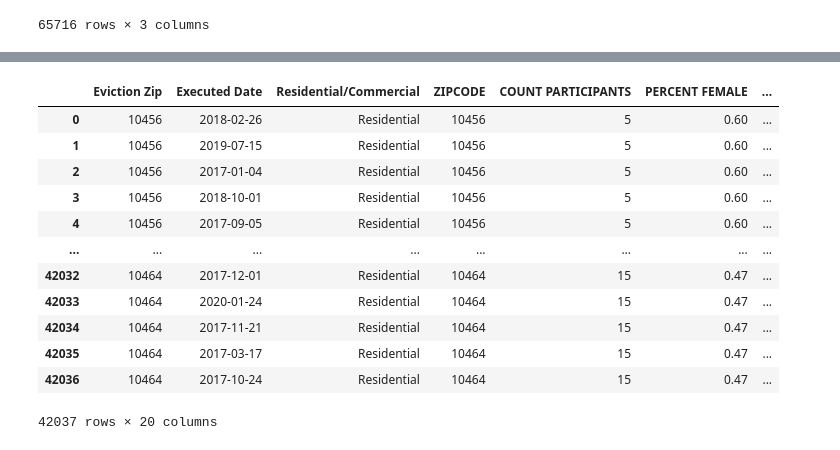
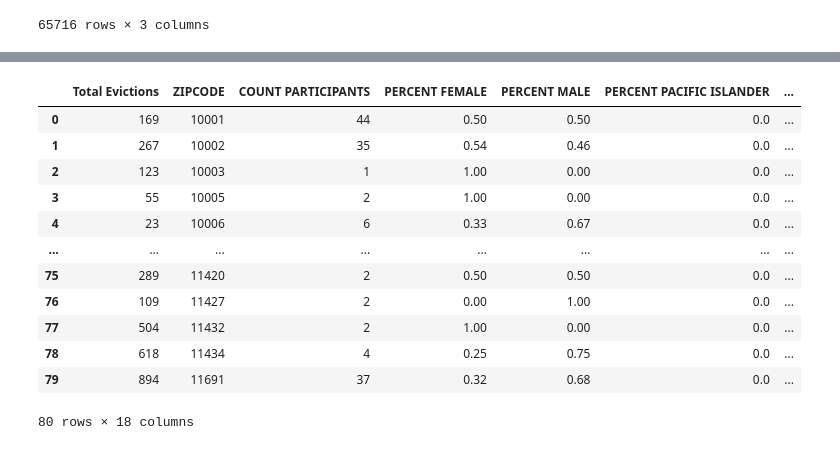
Before and after one commit to tmbiro/Crowdfunding_ETL, a Jupyter notebook: ETL_Mini_Project.ipynb, the cells around one changed output, grey strips where cells are left out. Saved outputs shown, nothing was run; the diff lists cells and outputs as text; code cells hidden in the pictures.

Commit message:
added code to create evictions by zipcode df

```diff
--- a/ETL_Mini_Project.ipynb
+++ b/ETL_Mini_Project.ipynb
@@ -66,3 +66,9 @@ evictions_filtered
 | 72486 | 11203 | 2019-12-04 | Residential |
 | 72487 | 11218 | 2018-03-05 | Residential |
 65716 rows × 3 columns
+# %%
+# Creating Data Frame for evictions by zipcode
+zipcode_evictions = evictions_filtered.groupby(['Eviction Zip'])['Eviction Zip'].count()
+zipcode_evictions_df = zipcode_evictions.to_frame()
+zipcode_evictions_df = zipcode_evictions_df.rename(columns = {'Eviction Zip' : 'Total Evictions'})
+zipcode_evictions_df
@@ -69,18 +90,18 @@ evictions_filtered
 # %%
 # Combine the data into a single dataset, left merging the demographics onto the evictions dataframe.
-combined_df = pd.merge(evictions_filtered, demographics_filtered, left_on="Eviction Zip", right_on="ZIPCODE", how='inner')
+combined_df = pd.merge(zipcode_evictions_df, demographics_filtered, left_on="Eviction Zip", right_on="ZIPCODE", how='inner')
 combined_df#.count()
 # %% [output]
-|  | Eviction Zip | Executed Date | Residential/Commercial | ZIPCODE | COUNT PARTICIPANTS | PERCENT FEMALE | ... |
-| 0 | 10456 | 2018-02-26 | Residential | 10456 | 5 | 0.60 | ... |
-| 1 | 10456 | 2019-07-15 | Residential | 10456 | 5 | 0.60 | ... |
-| 2 | 10456 | 2017-01-04 | Residential | 10456 | 5 | 0.60 | ... |
-| 3 | 10456 | 2018-10-01 | Residential | 10456 | 5 | 0.60 | ... |
-| 4 | 10456 | 2017-09-05 | Residential | 10456 | 5 | 0.60 | ... |
+|  | Total Evictions | ZIPCODE | COUNT PARTICIPANTS | PERCENT FEMALE | PERCENT MALE | PERCENT PACIFIC ISLANDER | ... |
+| 0 | 169 | 10001 | 44 | 0.50 | 0.50 | 0.0 | ... |
+| 1 | 267 | 10002 | 35 | 0.54 | 0.46 | 0.0 | ... |
+| 2 | 123 | 10003 | 1 | 1.00 | 0.00 | 0.0 | ... |
+| 3 | 55 | 10005 | 2 | 1.00 | 0.00 | 0.0 | ... |
+| 4 | 23 | 10006 | 6 | 0.33 | 0.67 | 0.0 | ... |
 | ... | ... | ... | ... | ... | ... | ... | ... |
-| 42032 | 10464 | 2017-12-01 | Residential | 10464 | 15 | 0.47 | ... |
-| 42033 | 10464 | 2020-01-24 | Residential | 10464 | 15 | 0.47 | ... |
-| 42034 | 10464 | 2017-11-21 | Residential | 10464 | 15 | 0.47 | ... |
-| 42035 | 10464 | 2017-03-17 | Residential | 10464 | 15 | 0.47 | ... |
-| 42036 | 10464 | 2017-10-24 | Residential | 10464 | 15 | 0.47 | ... |
+| 75 | 289 | 11420 | 2 | 0.50 | 0.50 | 0.0 | ... |
+| 76 | 109 | 11427 | 2 | 0.00 | 1.00 | 0.0 | ... |
+| 77 | 504 | 11432 | 2 | 1.00 | 0.00 | 0.0 | ... |
+| 78 | 618 | 11434 | 4 | 0.25 | 0.75 | 0.0 | ... |
+| 79 | 894 | 11691 | 37 | 0.32 | 0.68 | 0.0 | ... |
-42037 rows × 20 columns
+80 rows × 18 columns
```
Also changed, not shown: parts of 2 cells of this notebook.
